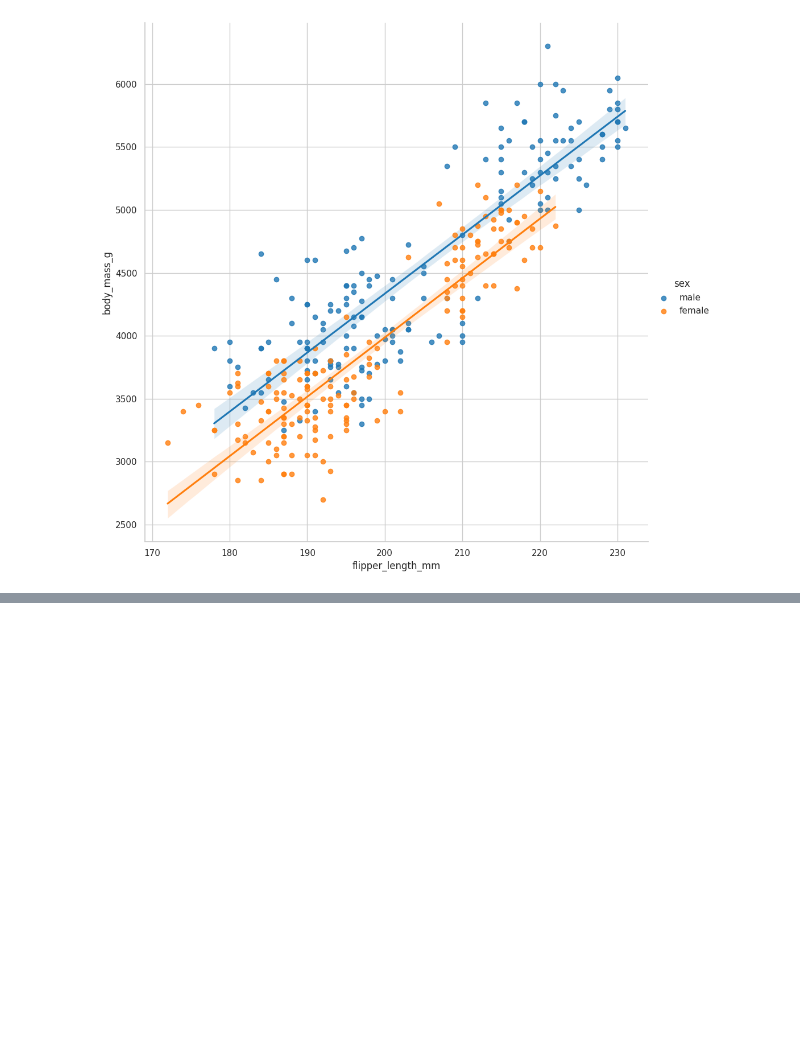
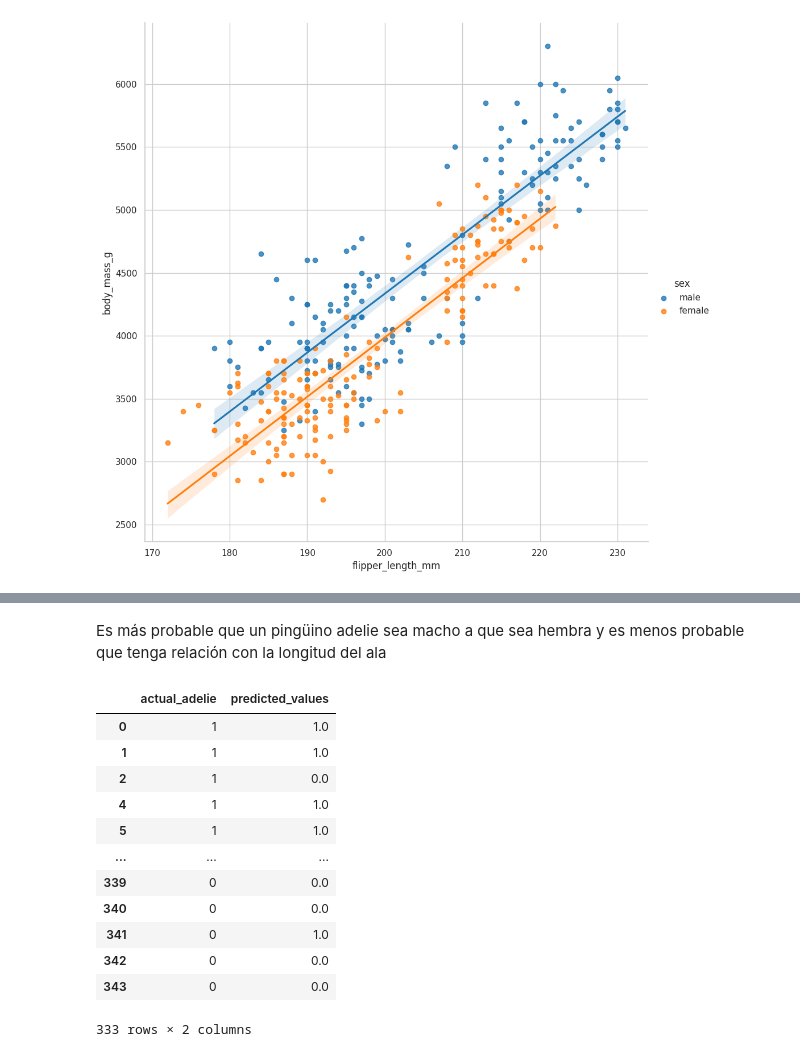
Before and after one commit to M-Alejo/analisis_exploratorio, a Jupyter notebook: conociendo_datos.ipynb, the cells around one changed output, grey strips where cells are left out. Cells and saved outputs as stored; diff of their text form; code cells hidden in the pictures; blank space fills up the shorter version.

```diff
--- a/conociendo_datos.ipynb
+++ b/conociendo_datos.ipynb
@@ -1328,0 +1396,12 @@ sns.lmplot(
+# %%
+processed_penguins_df = (
+    processed_penguins_df
+    .assign(is_adelie=lambda df: df.species.replace(['Adelie', 'Gentoo', 'Chinstrap'], [1, 0, 0])) # se pone 1 si es Adelie y 0 si no es
+)
+# %%
+model_is_adelie = smf.logit(
+    formula= 'is_adelie ~ flipper_length_mm + C(sex)',
+    data=processed_penguins_df
+).fit()
+
+model_is_adelie.params
@@ -1328,0 +1416,25 @@ sns.lmplot(
+# %% [markdown]
+Es más probable que un pingüino adelie sea macho a que sea hembra y es menos probable que tenga relación con la longitud del ala
+# %%
+is_adelie_df_predicctions = pd.DataFrame(
+    dict(
+        actual_adelie = processed_penguins_df.is_adelie,
+        predicted_values = model_is_adelie.predict().round()
+    )
+)
+
+is_adelie_df_predicctions
+# %% [output]
+|  | actual_adelie | predicted_values |
+| 0 | 1 | 1.0 |
+| 1 | 1 | 1.0 |
+| 2 | 1 | 0.0 |
+| 4 | 1 | 1.0 |
+| 5 | 1 | 1.0 |
+| ... | ... | ... |
+| 339 | 0 | 0.0 |
+| 340 | 0 | 0.0 |
+| 341 | 0 | 1.0 |
+| 342 | 0 | 0.0 |
+| 343 | 0 | 0.0 |
+333 rows × 2 columns
```
Also changed, not shown: parts of 17 cells of this notebook.
